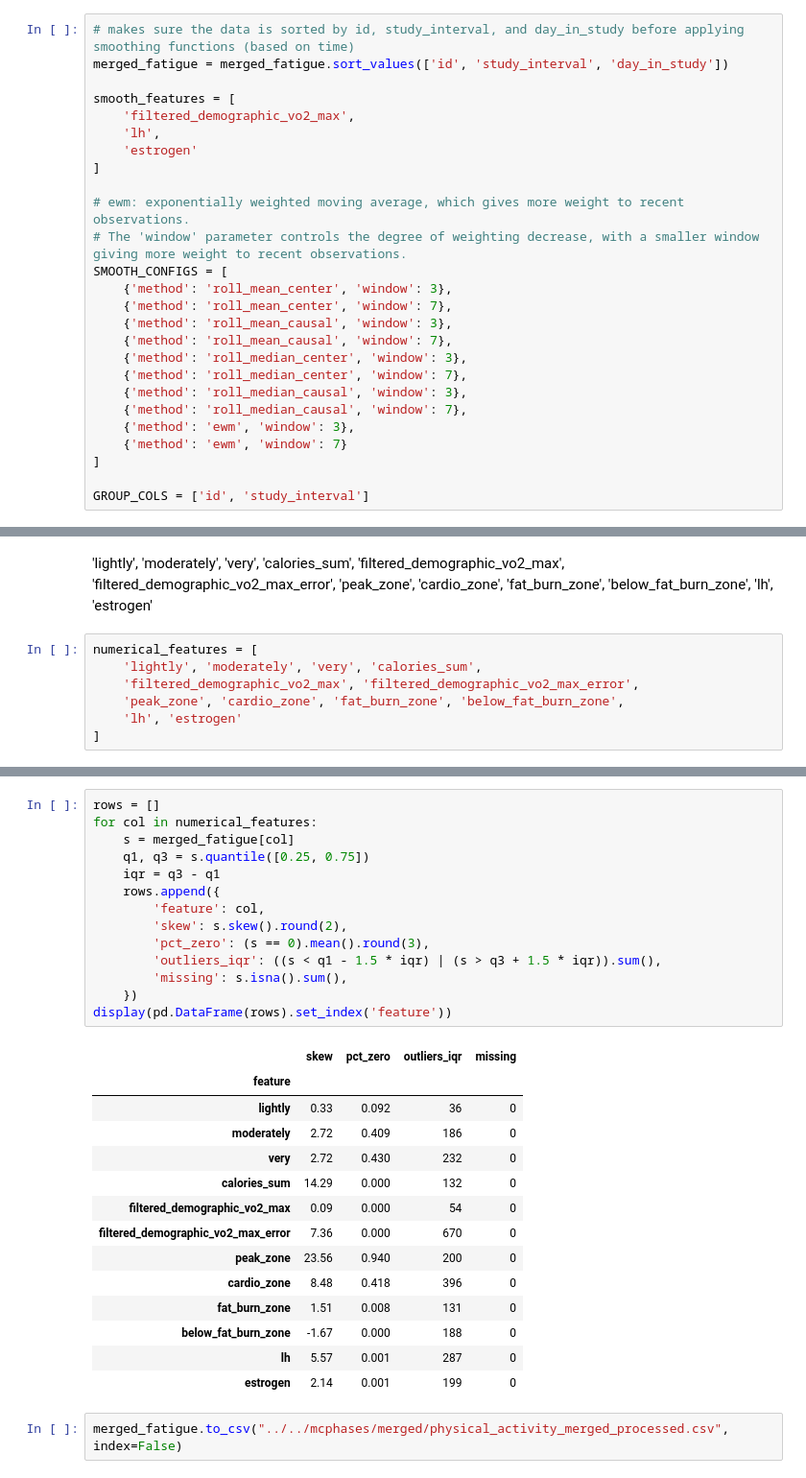
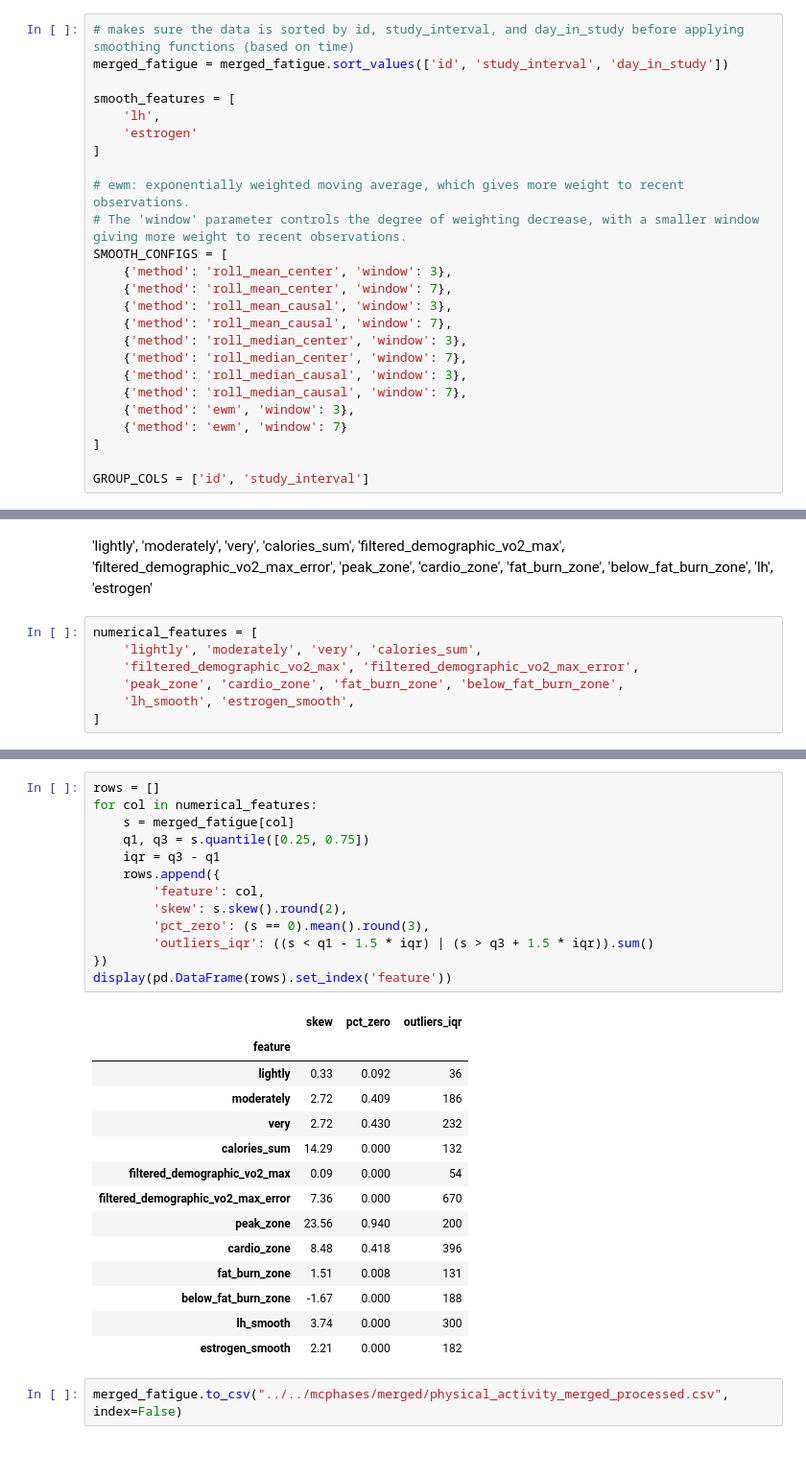
Before and after one commit to EstelleWang-UofT/ML-for-Women, a Jupyter notebook: notebooks/physical activity/merged preprocess.ipynb, the cells around one changed output, grey strips where cells are left out. Shown at 96% size. Drawn from its saved outputs; the diff is of its cells as text.

```diff
--- a/notebooks/physical activity/merged preprocess.ipynb
+++ b/notebooks/physical activity/merged preprocess.ipynb
@@ -319,7 +319,6 @@ Always smooth within `id` and `study_interval`, not globally.
 merged_fatigue = merged_fatigue.sort_values(['id', 'study_interval', 'day_in_study'])
 
 smooth_features = [
-    'filtered_demographic_vo2_max',
     'lh',
     'estrogen'
 ]
@@ -673,7 +664,7 @@ numerical_features = [
     'lightly', 'moderately', 'very', 'calories_sum',
     'filtered_demographic_vo2_max', 'filtered_demographic_vo2_max_error',
     'peak_zone', 'cardio_zone', 'fat_burn_zone', 'below_fat_burn_zone',
-    'lh', 'estrogen'
+    'lh_smooth', 'estrogen_smooth',
 ]
 # %%
 display(merged_fatigue[numerical_features].describe().T)
@@ -694,31 +685,30 @@ display(merged_fatigue[numerical_features].describe().T)
 # %%
 rows = []
 for col in numerical_features:
     s = merged_fatigue[col]
     q1, q3 = s.quantile([0.25, 0.75])
     iqr = q3 - q1
     rows.append({
         'feature': col,
         'skew': s.skew().round(2),
         'pct_zero': (s == 0).mean().round(3),
-        'outliers_iqr': ((s < q1 - 1.5 * iqr) | (s > q3 + 1.5 * iqr)).sum(),
-        'missing': s.isna().sum(),
-    })
+        'outliers_iqr': ((s < q1 - 1.5 * iqr) | (s > q3 + 1.5 * iqr)).sum()
+})
 display(pd.DataFrame(rows).set_index('feature'))
 # %% [output]
-|  | skew | pct_zero | outliers_iqr | missing |
-| feature |  |  |  |  |
-| lightly | 0.33 | 0.092 | 36 | 0 |
-| moderately | 2.72 | 0.409 | 186 | 0 |
-| very | 2.72 | 0.430 | 232 | 0 |
-| calories_sum | 14.29 | 0.000 | 132 | 0 |
-| filtered_demographic_vo2_max | 0.09 | 0.000 | 54 | 0 |
-| filtered_demographic_vo2_max_error | 7.36 | 0.000 | 670 | 0 |
-| peak_zone | 23.56 | 0.940 | 200 | 0 |
-| cardio_zone | 8.48 | 0.418 | 396 | 0 |
-| fat_burn_zone | 1.51 | 0.008 | 131 | 0 |
-| below_fat_burn_zone | -1.67 | 0.000 | 188 | 0 |
-| lh | 5.57 | 0.001 | 287 | 0 |
-| estrogen | 2.14 | 0.001 | 199 | 0 |
+|  | skew | pct_zero | outliers_iqr |
+| feature |  |  |  |
+| lightly | 0.33 | 0.092 | 36 |
+| moderately | 2.72 | 0.409 | 186 |
+| very | 2.72 | 0.430 | 232 |
+| calories_sum | 14.29 | 0.000 | 132 |
+| filtered_demographic_vo2_max | 0.09 | 0.000 | 54 |
+| filtered_demographic_vo2_max_error | 7.36 | 0.000 | 670 |
+| peak_zone | 23.56 | 0.940 | 200 |
+| cardio_zone | 8.48 | 0.418 | 396 |
+| fat_burn_zone | 1.51 | 0.008 | 131 |
+| below_fat_burn_zone | -1.67 | 0.000 | 188 |
+| lh_smooth | 3.74 | 0.000 | 300 |
+| estrogen_smooth | 2.21 | 0.000 | 182 |
 # %%
 merged_fatigue.to_csv("../../mcphases/merged/physical_activity_merged_processed.csv", index=False)
```
Also changed, not shown: parts of 8 cells of this notebook.
